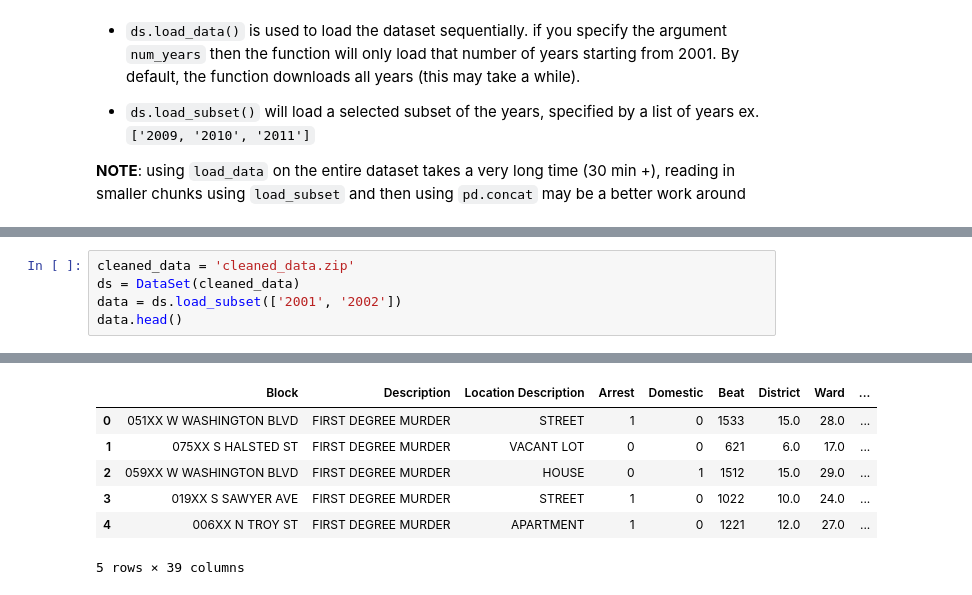
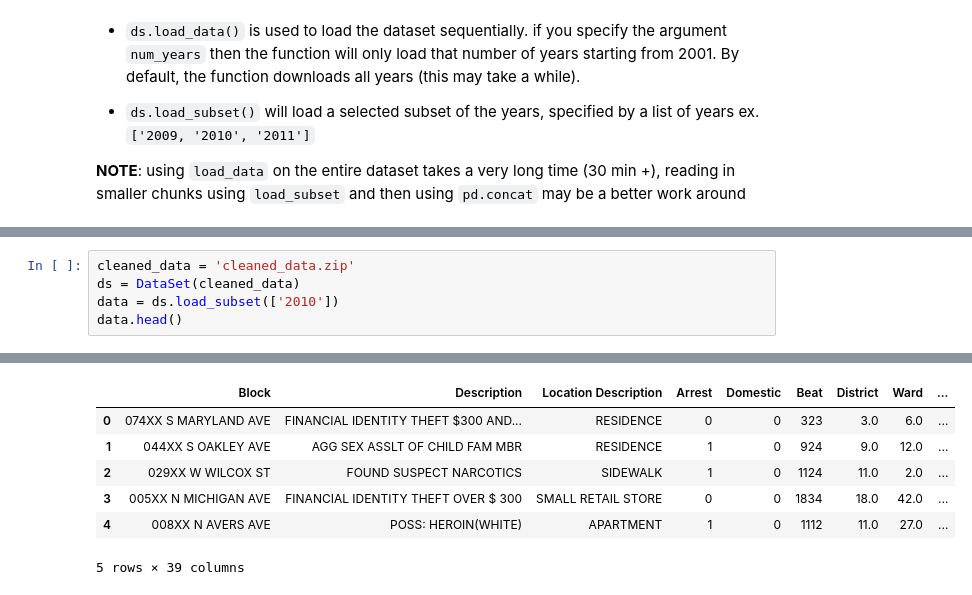
Before and after one commit to ajshedivy/CrimeAnalysisML, a Jupyter notebook: model_building.ipynb, the cells around one changed output, grey strips where cells are left out. Drawn from its saved outputs; the diff is of its cells as text.

```diff
--- a/model_building.ipynb
+++ b/model_building.ipynb
@@ -40,7 +66,7 @@ make sure that the file `cleaned_data.zip` is in the `data` directory before sta
 # %%
 cleaned_data = 'cleaned_data.zip'
 ds = DataSet(cleaned_data)
-data = ds.load_subset(['2001', '2002'])
+data = ds.load_subset(['2010'])
 data.head()
 # %% [output]
 C:\Users\ajshe\Documents\year4\fall-2021\stat451\CrimeAnalysisML\data\cleaned_data.zip
@@ -49,9 +74,9 @@ downloading: data/2002/data_2002.csv ...
 done.
 build DataFrame ...
 |  | Block | Description | Location Description | Arrest | Domestic | Beat | District | Ward | ... |
-| 0 | 051XX W WASHINGTON BLVD | FIRST DEGREE MURDER | STREET | 1 | 0 | 1533 | 15.0 | 28.0 | ... |
-| 1 | 075XX S HALSTED ST | FIRST DEGREE MURDER | VACANT LOT | 0 | 0 | 621 | 6.0 | 17.0 | ... |
-| 2 | 059XX W WASHINGTON BLVD | FIRST DEGREE MURDER | HOUSE | 0 | 1 | 1512 | 15.0 | 29.0 | ... |
-| 3 | 019XX S SAWYER AVE | FIRST DEGREE MURDER | STREET | 1 | 0 | 1022 | 10.0 | 24.0 | ... |
-| 4 | 006XX N TROY ST | FIRST DEGREE MURDER | APARTMENT | 1 | 0 | 1221 | 12.0 | 27.0 | ... |
+| 0 | 074XX S MARYLAND AVE | FINANCIAL IDENTITY THEFT $300 AND... | RESIDENCE | 0 | 0 | 323 | 3.0 | 6.0 | ... |
+| 1 | 044XX S OAKLEY AVE | AGG SEX ASSLT OF CHILD FAM MBR | RESIDENCE | 1 | 0 | 924 | 9.0 | 12.0 | ... |
+| 2 | 029XX W WILCOX ST | FOUND SUSPECT NARCOTICS | SIDEWALK | 1 | 0 | 1124 | 11.0 | 2.0 | ... |
+| 3 | 005XX N MICHIGAN AVE | FINANCIAL IDENTITY THEFT OVER $ 300 | SMALL RETAIL STORE | 0 | 0 | 1834 | 18.0 | 42.0 | ... |
+| 4 | 008XX N AVERS AVE | POSS: HEROIN(WHITE) | APARTMENT | 1 | 0 | 1112 | 11.0 | 27.0 | ... |
 5 rows × 39 columns
```
Also changed, not shown: parts of 23 cells of this notebook.
